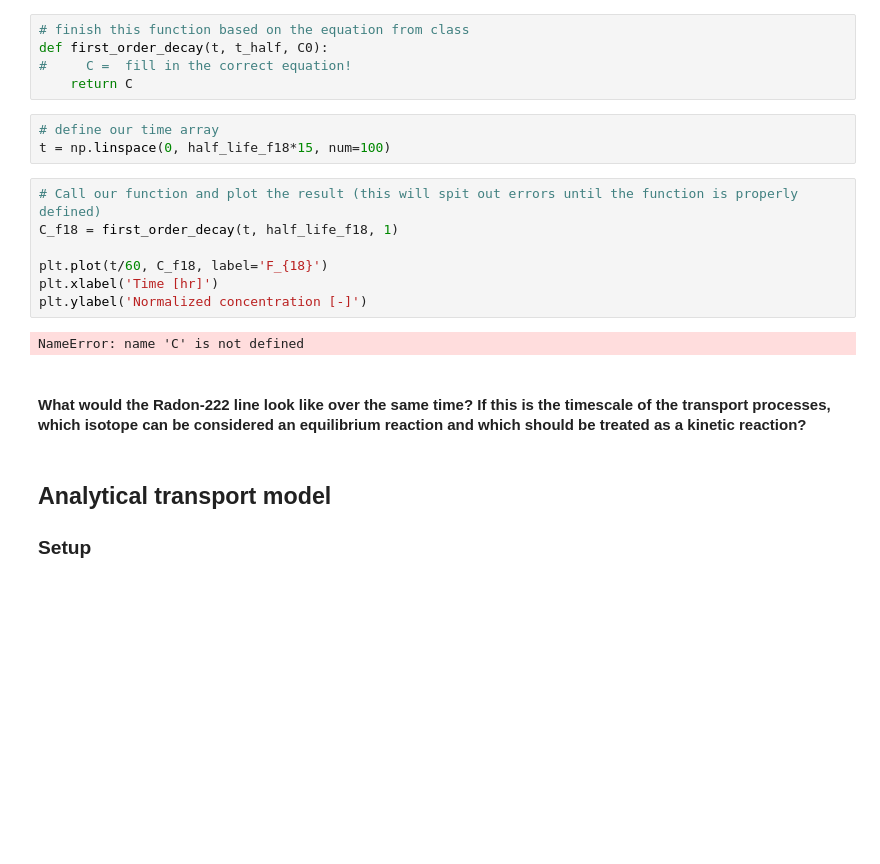
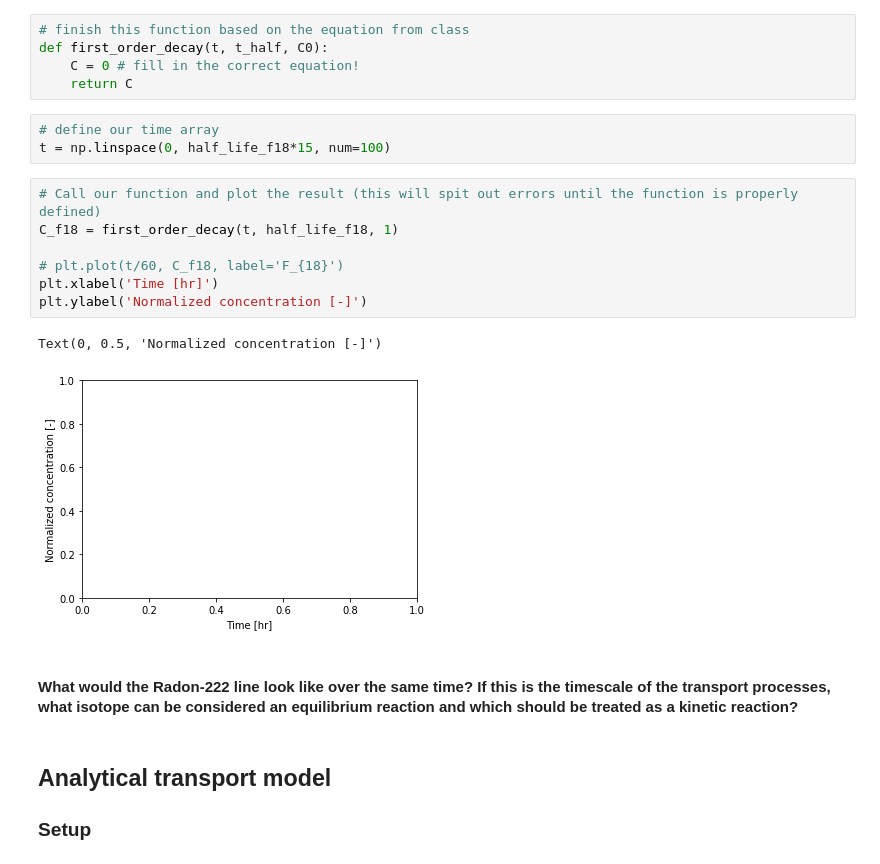
Before and after one commit to zahasky/Contaminant-Hydrogeology-Activities, a Jupyter notebook: First Order Reactions.ipynb, the cells around one changed output. Cells and saved outputs as stored; diff of their text form; blank space fills up the shorter version.

```diff
--- a/First Order Reactions.ipynb
+++ b/First Order Reactions.ipynb
@@ -30,7 +30,7 @@ Let's define a function that takes a half-life ('t_half') and arrays of time ('t
 # %%
 # finish this function based on the equation from class
 def first_order_decay(t, t_half, C0):
-#     C =  fill in the correct equation!
+    C = 0 # fill in the correct equation!
     return C
 # %%
 # define our time array
@@ -38,14 +38,15 @@ t = np.linspace(0, half_life_f18*15, num=100)
 # %%
 # Call our function and plot the result (this will spit out errors until the function is properly defined)
 C_f18 = first_order_decay(t, half_life_f18, 1)
 
-plt.plot(t/60, C_f18, label='F_{18}')
+# plt.plot(t/60, C_f18, label='F_{18}')
 plt.xlabel('Time [hr]')
 plt.ylabel('Normalized concentration [-]')
 # %% [output]
-NameError: name 'C' is not defined
+Text(0, 0.5, 'Normalized concentration [-]')
+[figure, added]
 # %% [markdown]
-#### What would the Radon-222 line look like over the same time? If this is the timescale of the transport processes, which isotope can be considered an equilibrium reaction and which should be treated as a kinetic reaction?
+#### What would the Radon-222 line look like over the same time? If this is the timescale of the transport processes, what isotope can be considered an equilibrium reaction and which should be treated as a kinetic reaction?
 # %% [markdown]
 ## Analytical transport model
 ### Setup
```
Also changed, not shown: parts of 14 cells of this notebook, 1 other file.
